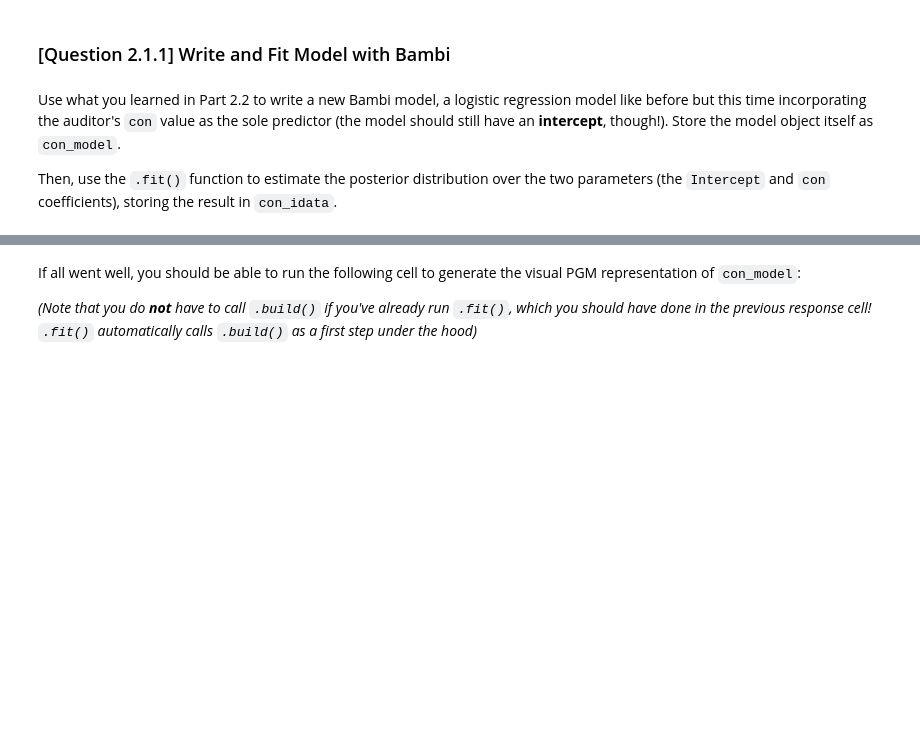
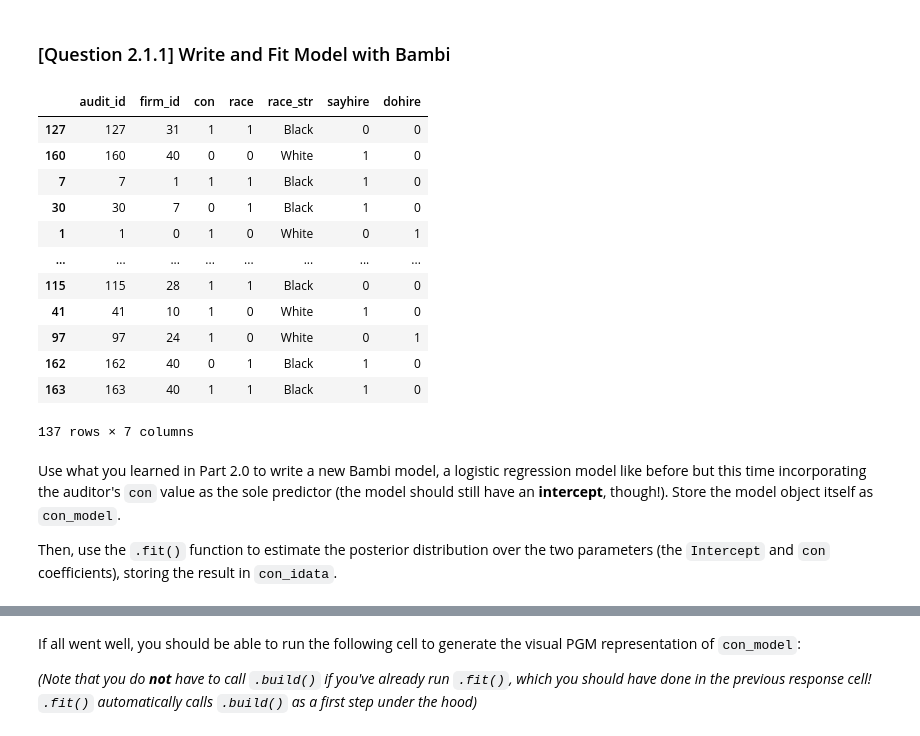
Before and after one commit to mw1296/dsan5650_social_causal_inference, a Jupyter notebook: homework/DSAN5650_HW4.ipynb, the cells around one changed output, grey strips where cells are left out. Cells and saved outputs as stored; diff of their text form; code cells hidden in the pictures; blank space fills up the shorter version.

```diff
--- a/homework/DSAN5650_HW4.ipynb
+++ b/homework/DSAN5650_HW4.ipynb
@@ -41,5 +43,5 @@ The following code cell loads the **experimental-audit-level** dataset, `pager_m
 * `sayhire`: Has the value **`1`** if the firm said they would "likely" hire an applicant (Chad from the survey vignettes) with the same race and conviction-status as the auditor
 * `dohire`: Has the value **`1`** if the auditor ended up getting a callback from the firm, and **`0`** otherwise
 # %%
-exp_df = pd.read_csv("pager_matched_experiments.csv")
+exp_df = pd.read_csv("./data/pager_matched_experiments.csv")
 exp_df.head()
@@ -217,8 +331,24 @@ And thus we see that, by learning only the overall mean `dohire` value, we do on
 ## [Part 2.1] Model With Just Conviction Status
 # %% [markdown]
 ### [Question 2.1.1] Write and Fit Model with Bambi
+# %%
+train_df
+# %% [output]
+|  | audit_id | firm_id | con | race | race_str | sayhire | dohire |
+| 127 | 127 | 31 | 1 | 1 | Black | 0 | 0 |
+| 160 | 160 | 40 | 0 | 0 | White | 1 | 0 |
+| 7 | 7 | 1 | 1 | 1 | Black | 1 | 0 |
+| 30 | 30 | 7 | 0 | 1 | Black | 1 | 0 |
+| 1 | 1 | 0 | 1 | 0 | White | 0 | 1 |
+| ... | ... | ... | ... | ... | ... | ... | ... |
+| 115 | 115 | 28 | 1 | 1 | Black | 0 | 0 |
+| 41 | 41 | 10 | 1 | 0 | White | 1 | 0 |
+| 97 | 97 | 24 | 1 | 0 | White | 0 | 1 |
+| 162 | 162 | 40 | 0 | 1 | Black | 1 | 0 |
+| 163 | 163 | 40 | 1 | 1 | Black | 1 | 0 |
+137 rows × 7 columns
 # %% [markdown]
-Use what you learned in Part 2.2 to write a new Bambi model, a logistic regression model like before but this time incorporating the auditor's `con` value as the sole predictor (the model should still have an **intercept**, though!). Store the model object itself as `con_model`.
+Use what you learned in Part 2.0 to write a new Bambi model, a logistic regression model like before but this time incorporating the auditor's `con` value as the sole predictor (the model should still have an **intercept**, though!). Store the model object itself as `con_model`.
 
 Then, use the `.fit()` function to estimate the posterior distribution over the two parameters (the `Intercept` and `con` coefficients), storing the result in `con_idata`.
 # %%
```
Also changed, not shown: parts of 25 cells of this notebook.
